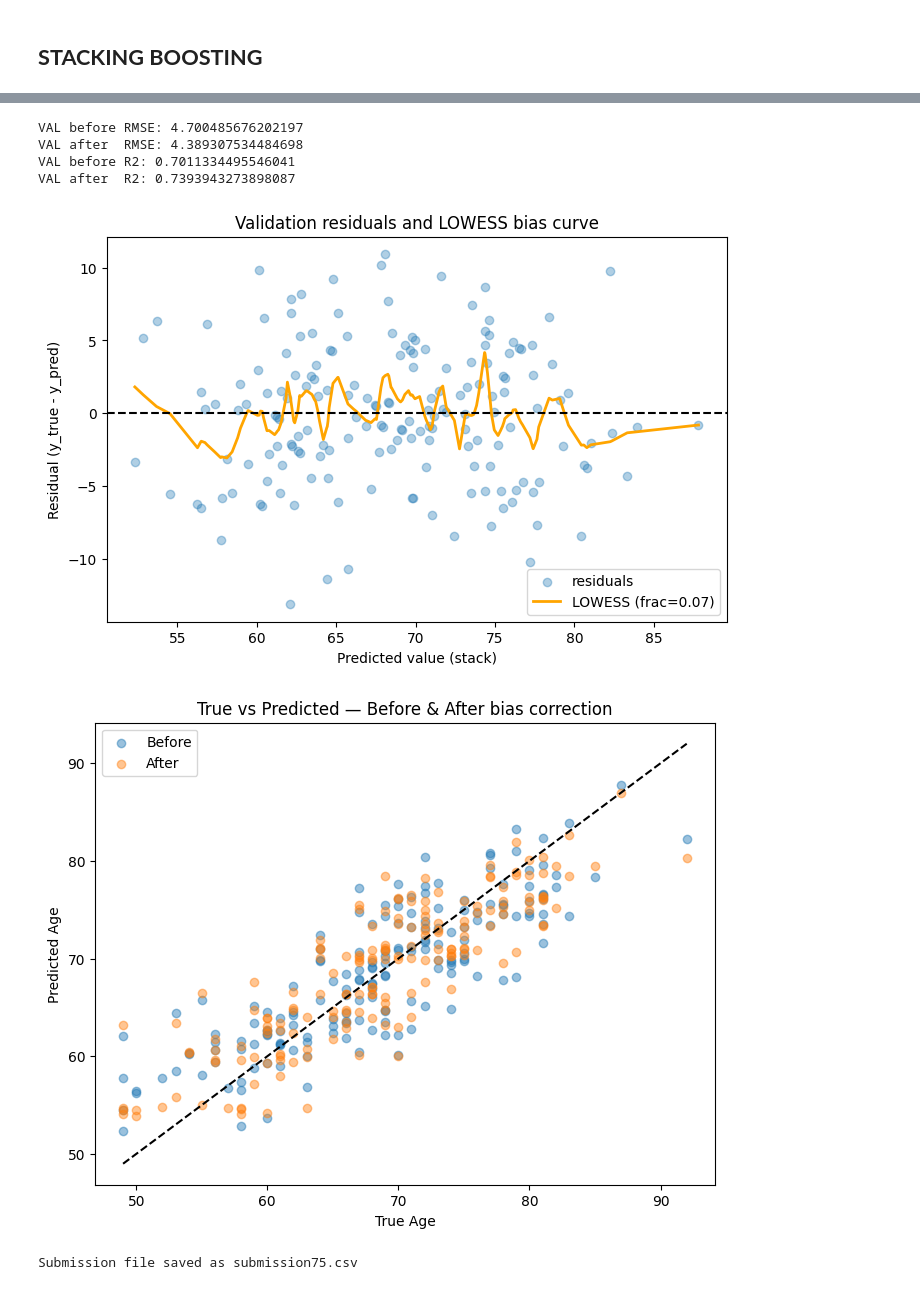
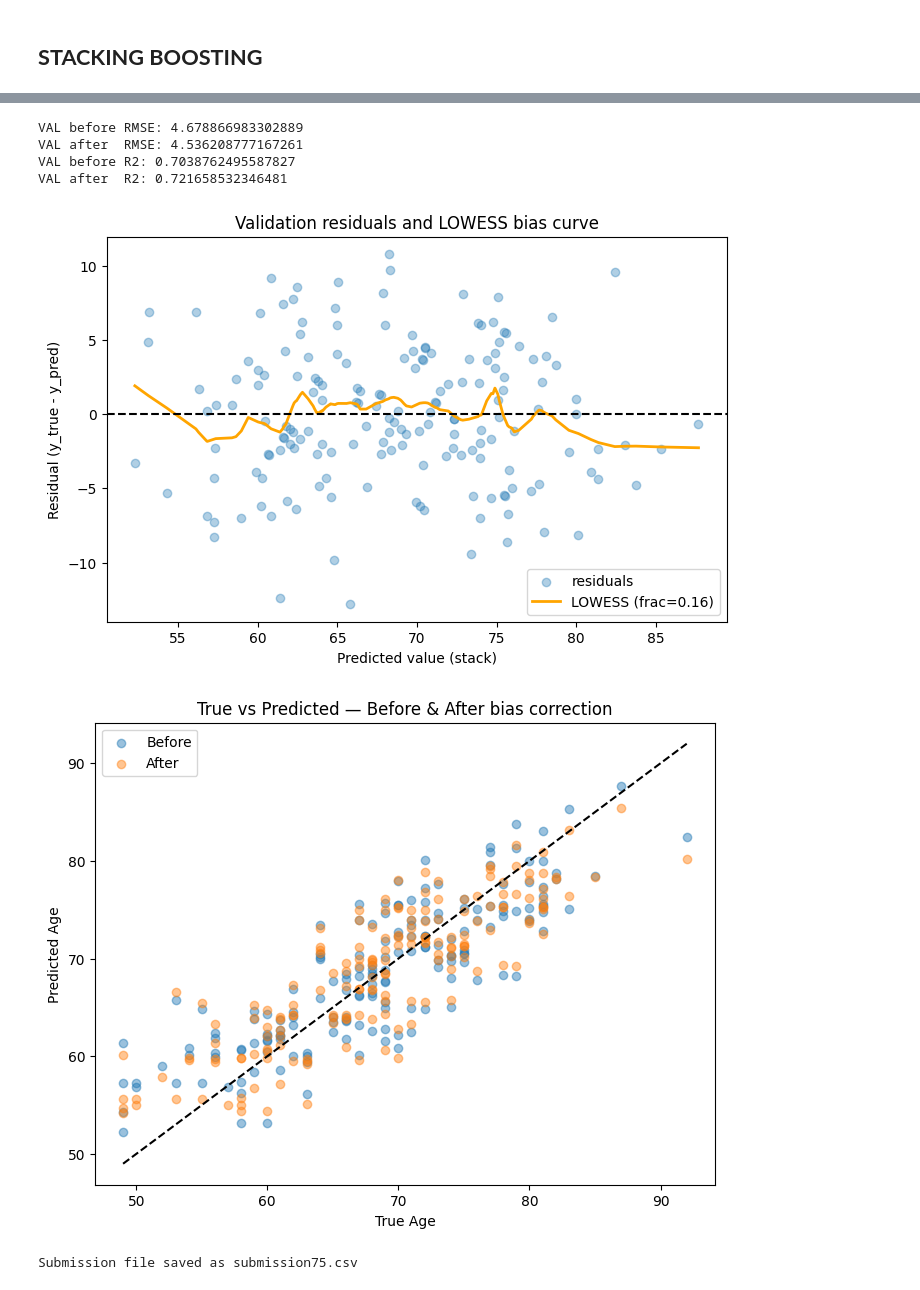
Before and after one commit to lambione/ETH-KAGGLE-COMPETITIONS-AML, a Jupyter notebook: PROJECT_1/mri_detection.ipynb, the cells around one changed output, grey strips where cells are left out. Drawn from its saved outputs; the diff is of its cells as text; code cells hidden in the pictures.

Commit message:
Better model performing locally 70.4%, 72% bias corrected

```diff
--- a/PROJECT_1/mri_detection.ipynb
+++ b/PROJECT_1/mri_detection.ipynb
@@ -551,15 +578,16 @@ print(merged_features)
 
 squared_features = [f"{feat}_squared" for feat in top_features_30 if f"{feat}_squared" in X_imp_train.columns]
 
-# cube_features = [f"{feat}_cube" for feat in top_features_60 if f"{feat}_cube" in X_imp_train.columns]
+cube_features = [f"{feat}_cube" for feat in top_features_60 if f"{feat}_cube" in X_imp_train.columns]
 
 all_selected_features = list(
     pd.Index(top_features_positive)
     .union(top_features_negative)
     .union(merged_features)
     .union(top_features_mi)
+    .union(top_features_linear)
     .union(squared_features)
-    # .union(cube_features)
+    .union(cube_features)
 )
 
 print(f"Total selected features: {len(all_selected_features)}")
@@ -639,9 +667,7 @@ from sklearn.linear_model import LinearRegression
 from sklearn.gaussian_process import GaussianProcessRegressor
 from sklearn.gaussian_process.kernels import RBF, ConstantKernel as C, WhiteKernel
 from sklearn.linear_model import HuberRegressor
-from sklearn.linear_model import ElasticNet
-
-
+from sklearn.linear_model import ElasticNetCV
 
 y_train = np.ravel(y_train)
 y_val = np.ravel(y_val)
@@ -676,21 +702,32 @@ svr = Pipeline([
     ('svr', SVR(kernel='rbf', C=24, epsilon=0.05))
 ])
 
-knn = Pipeline([
+# knn = Pipeline([
+#     ('scaler', StandardScaler()),
+#     ('knn', KNeighborsRegressor(n_neighbors=7, weights='distance'))
+# ])
+
+enet = Pipeline([
     ('scaler', StandardScaler()),
-    ('knn', KNeighborsRegressor(n_neighbors=7, weights='distance'))
+    ('enet', ElasticNetCV(
+        l1_ratio=[0.1,0.3,0.5,0.7,0.9],
+        alphas=np.logspace(-4, 1, 30),
+        cv=5,
+        max_iter=5000,
+        random_state=42
+    ))
 ])
 
 estimators = [
     ('xgb', xgb),
     ('rf', rf),
     ('svr', svr),
-    ('knn', knn),
+    ('enet', enet),
 ]
 
 stack_model = StackingRegressor(
     estimators=estimators,
-    final_estimator=RidgeCV(alphas=[15.0]),
+    final_estimator=RidgeCV(alphas=[20.0]),
     passthrough=False,
     n_jobs=-1
 )
@@ -699,7 +736,7 @@ models = [
     ('XGBoost', xgb),
     ('RandomForest', rf),
     ('SVR', svr),
-    ('knn', knn),
+    ('enet', enet),
     ('Stacking', stack_model)
 ]
 
@@ -783,7 +820,7 @@ y_pred_val = y_pred_stack
 residuals = y_val - y_pred_val
 
 lowess = sm.nonparametric.lowess
-frac = 0.07
+frac = 0.16
 lowess_fit = lowess(residuals, y_pred_val, frac=frac, return_sorted=True)
 
 from scipy.interpolate import interp1d
@@ -792,39 +829,39 @@ ys = lowess_fit[:, 1]
 bias_func = interp1d(xs, ys, bounds_error=False, fill_value=(ys[0], ys[-1]))
 
 bias_corr_val = bias_func(y_pred_val)
 y_pred_val_corrected = y_pred_val + bias_corr_val
 
 print("VAL before RMSE:", mean_squared_error(y_val, y_pred_val) ** 0.5)
 print("VAL after  RMSE:", mean_squared_error(y_val, y_pred_val_corrected) ** 0.5)
 print("VAL before R2:", r2_score(y_val, y_pred_val))
 print("VAL after  R2:", r2_score(y_val, y_pred_val_corrected))
 
 plt.figure(figsize=(8,5))
 plt.scatter(y_pred_val, residuals, alpha=0.35, label='residuals')
 plt.plot(xs, ys, linewidth=2, label=f'LOWESS (frac={frac})', color='orange')
 plt.axhline(0, linestyle='--', color='k')
 plt.xlabel('Predicted value (stack)')
 plt.ylabel('Residual (y_true - y_pred)')
 plt.title('Validation residuals and LOWESS bias curve')
 plt.legend()
 plt.show()
 
 plt.figure(figsize=(8,6))
 plt.scatter(y_val, y_pred_val, alpha=0.45, label='Before')
 plt.scatter(y_val, y_pred_val_corrected, alpha=0.45, label='After')
 plt.plot([y_val.min(), y_val.max()], [y_val.min(), y_val.max()], 'k--')
 plt.legend()
 plt.xlabel('True Age')
 plt.ylabel('Predicted Age')
 plt.title('True vs Predicted — Before & After bias correction')
 plt.show()
 # %% [output]
-VAL before RMSE: 4.700485676202197
-VAL after  RMSE: 4.389307534484698
-VAL before R2: 0.7011334495546041
-VAL after  R2: 0.7393943273898087
+VAL before RMSE: 4.678866983302889
+VAL after  RMSE: 4.536208777167261
+VAL before R2: 0.7038762495587827
+VAL after  R2: 0.721658532346481
-[figure, old version]
+[figure, new version]
-[figure, old version]
+[figure, new version]
 # %%
 X_new_df = pd.read_csv("X_test.csv")
 ids = X_new_df['id'].to_numpy()
```
Also changed, not shown: parts of 7 cells of this notebook.
